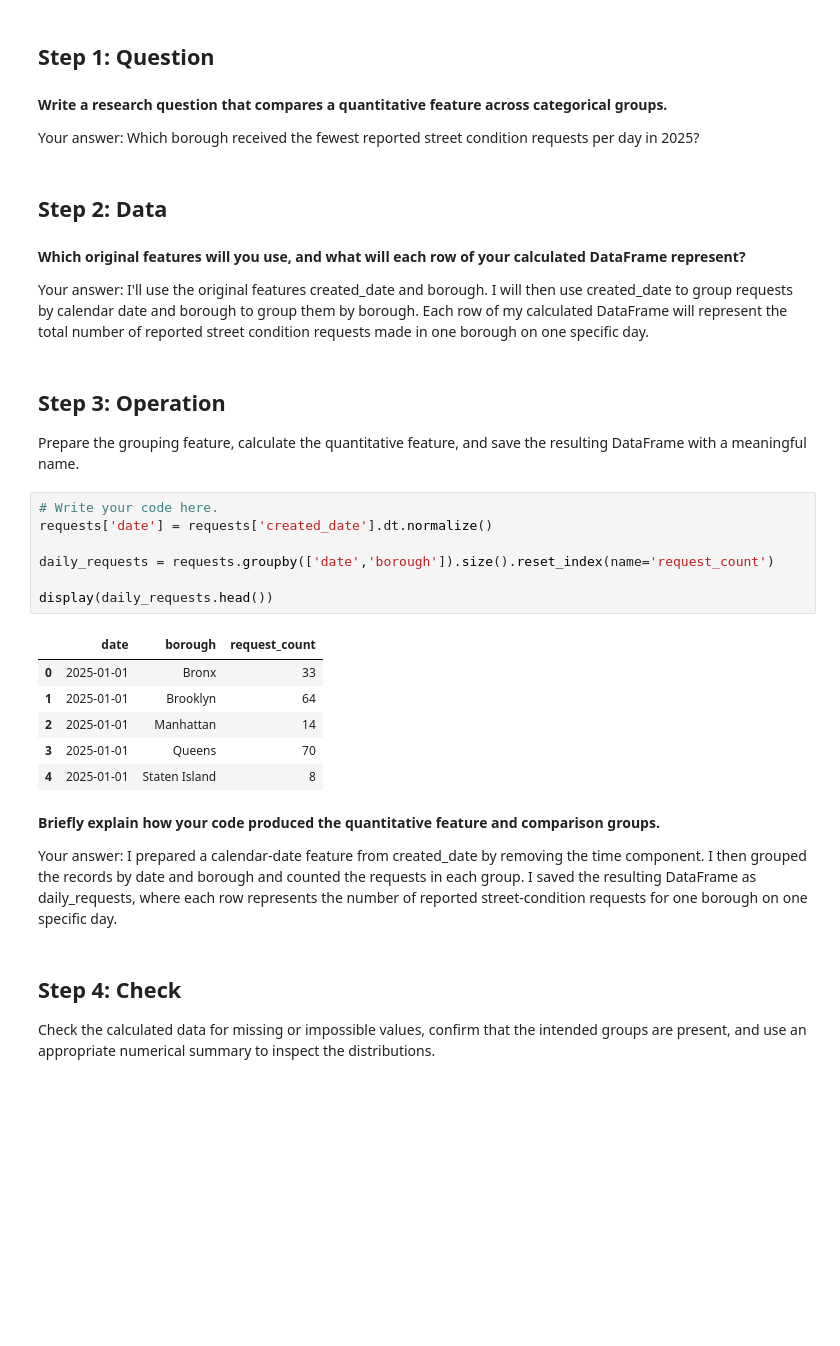
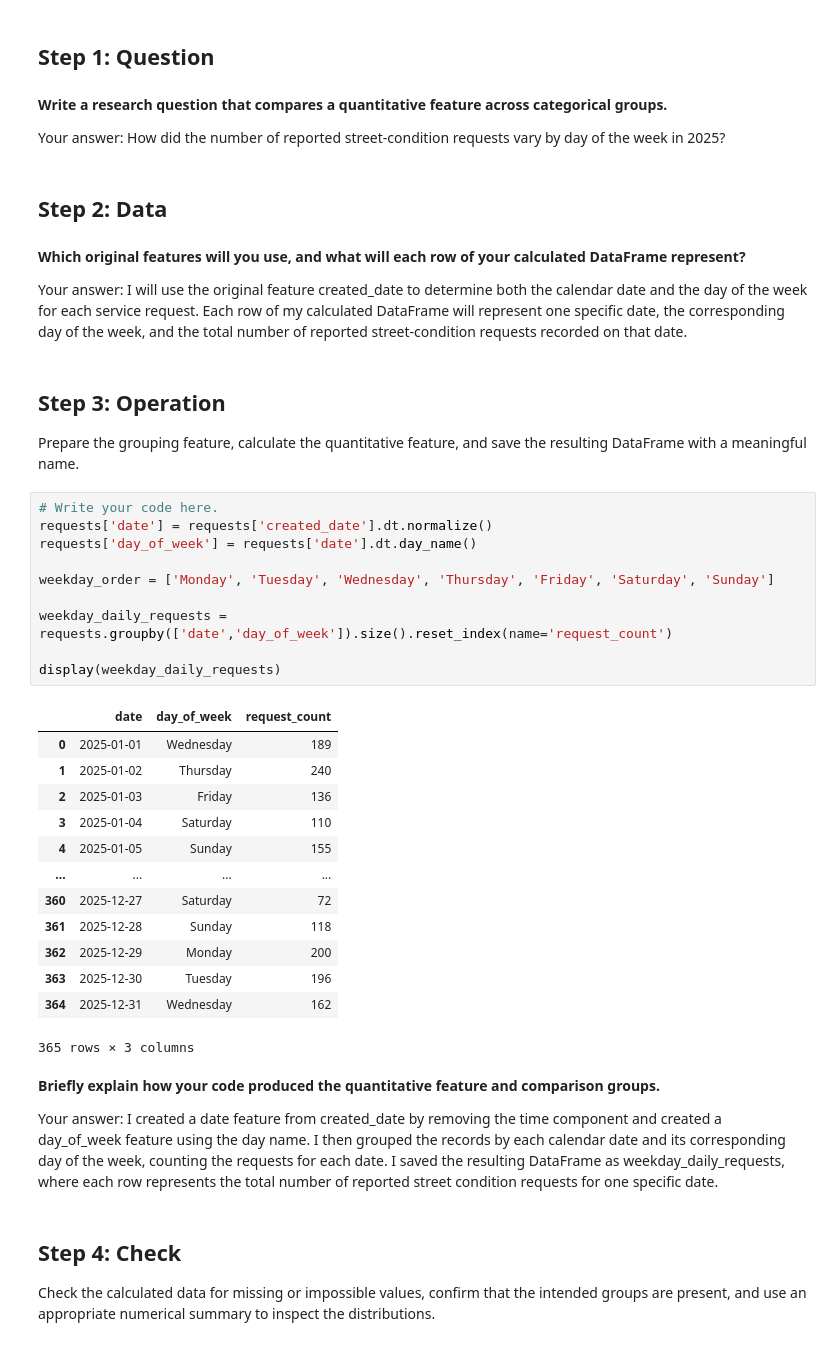
Before and after one commit to ice489/Data_Visualization_and_Modeling_Campus, a Jupyter notebook: week02/lab/Lab - Comparing Distributions Across Groups.ipynb, the cells around one changed output. Drawn from its saved outputs; the diff is of its cells as text; blank space fills up the shorter version.

```diff
--- a/week02/lab/Lab - Comparing Distributions Across Groups.ipynb
+++ b/week02/lab/Lab - Comparing Distributions Across Groups.ipynb
@@ -360,13 +360,13 @@ Possible grouping features include `descriptor`, month, or day of the week. You
 # %% [markdown]
 **Write a research question that compares a quantitative feature across categorical groups.**
 
-Your answer: Which borough received the fewest reported street condition requests per day in 2025?
+Your answer: How did the number of reported street-condition requests vary by day of the week in 2025?
 # %% [markdown]
 ## Step 2: Data
 # %% [markdown]
 **Which original features will you use, and what will each row of your calculated DataFrame represent?**
 
-Your answer: I'll use the original features created_date and borough. I will then use created_date to group requests by calendar date and borough to group them by borough. Each row of my calculated DataFrame will represent the total number of reported street condition requests made in one borough on one specific day.
+Your answer: I will use the original feature created_date to determine both the calendar date and the day of the week for each service request. Each row of my calculated DataFrame will represent one specific date, the corresponding day of the week, and the total number of reported street-condition requests recorded on that date.
 # %% [markdown]
 ## Step 3: Operation
 
@@ -374,21 +374,31 @@ Prepare the grouping feature, calculate the quantitative feature, and save the r
 # %%
 # Write your code here.
 requests['date'] = requests['created_date'].dt.normalize()
+requests['day_of_week'] = requests['date'].dt.day_name()
 
-daily_requests = requests.groupby(['date','borough']).size().reset_index(name='request_count')
+weekday_order = ['Monday', 'Tuesday', 'Wednesday', 'Thursday', 'Friday', 'Saturday', 'Sunday']
 
-display(daily_requests.head())
+weekday_daily_requests = requests.groupby(['date','day_of_week']).size().reset_index(name='request_count')
+
+display(weekday_daily_requests)
 # %% [output]
-|  | date | borough | request_count |
-| 0 | 2025-01-01 | Bronx | 33 |
-| 1 | 2025-01-01 | Brooklyn | 64 |
-| 2 | 2025-01-01 | Manhattan | 14 |
-| 3 | 2025-01-01 | Queens | 70 |
-| 4 | 2025-01-01 | Staten Island | 8 |
+|  | date | day_of_week | request_count |
+| 0 | 2025-01-01 | Wednesday | 189 |
+| 1 | 2025-01-02 | Thursday | 240 |
+| 2 | 2025-01-03 | Friday | 136 |
+| 3 | 2025-01-04 | Saturday | 110 |
+| 4 | 2025-01-05 | Sunday | 155 |
+| ... | ... | ... | ... |
+| 360 | 2025-12-27 | Saturday | 72 |
+| 361 | 2025-12-28 | Sunday | 118 |
+| 362 | 2025-12-29 | Monday | 200 |
+| 363 | 2025-12-30 | Tuesday | 196 |
+| 364 | 2025-12-31 | Wednesday | 162 |
+365 rows × 3 columns
 # %% [markdown]
 **Briefly explain how your code produced the quantitative feature and comparison groups.**
 
-Your answer: I prepared a calendar-date feature from created_date by removing the time component. I then grouped the records by date and borough and counted the requests in each group. I saved the resulting DataFrame as daily_requests, where each row represents the number of reported street-condition requests for one borough on one specific day.
+Your answer: I created a date feature from created_date by removing the time component and created a day_of_week feature using the day name. I then grouped the records by each calendar date and its corresponding day of the week, counting the requests for each date. I saved the resulting DataFrame as weekday_daily_requests, where each row represents the total number of reported street condition requests for one specific date.
 # %% [markdown]
 ## Step 4: Check
 
```
Also changed, not shown: parts of 6 cells of this notebook, 3 other files.
